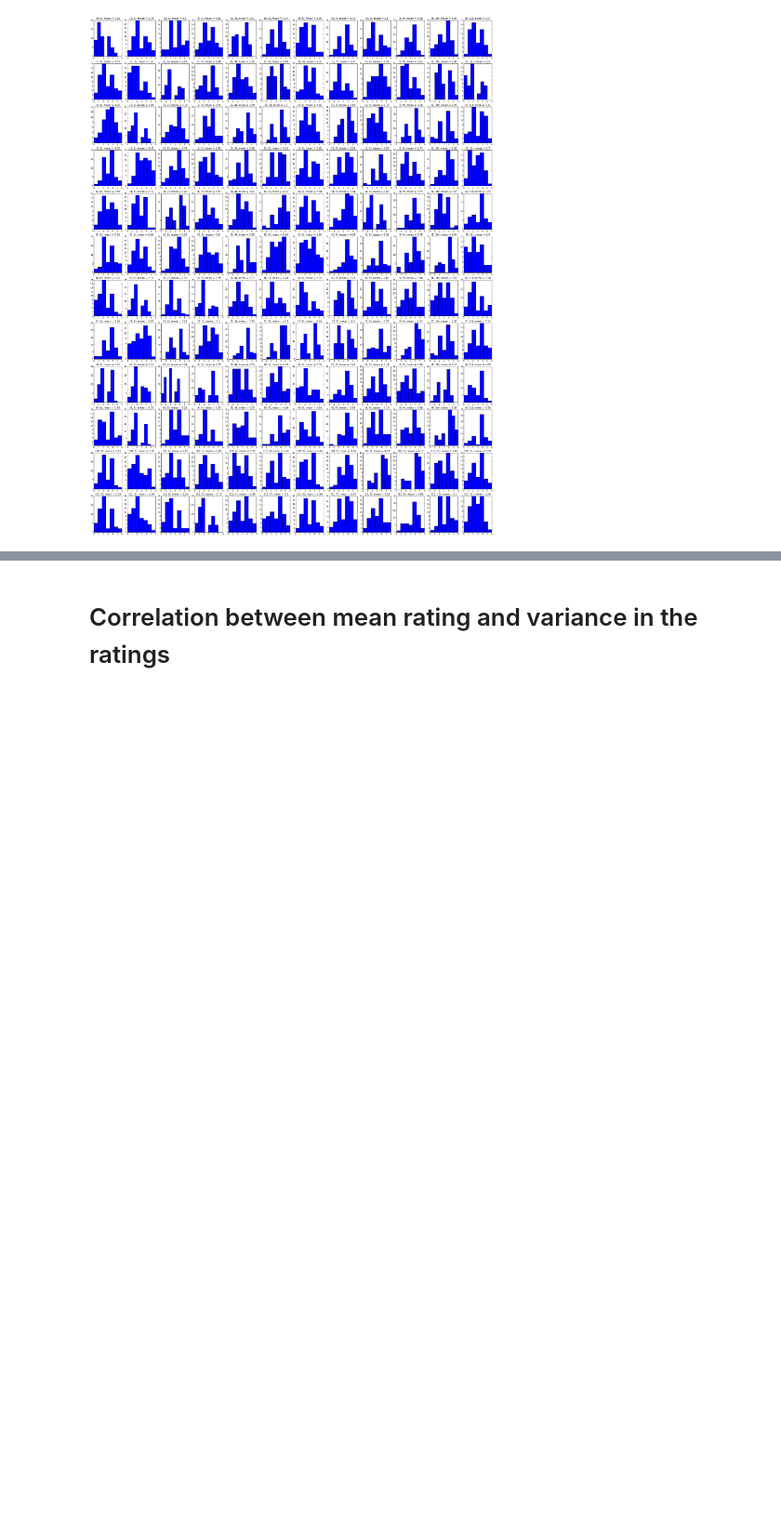
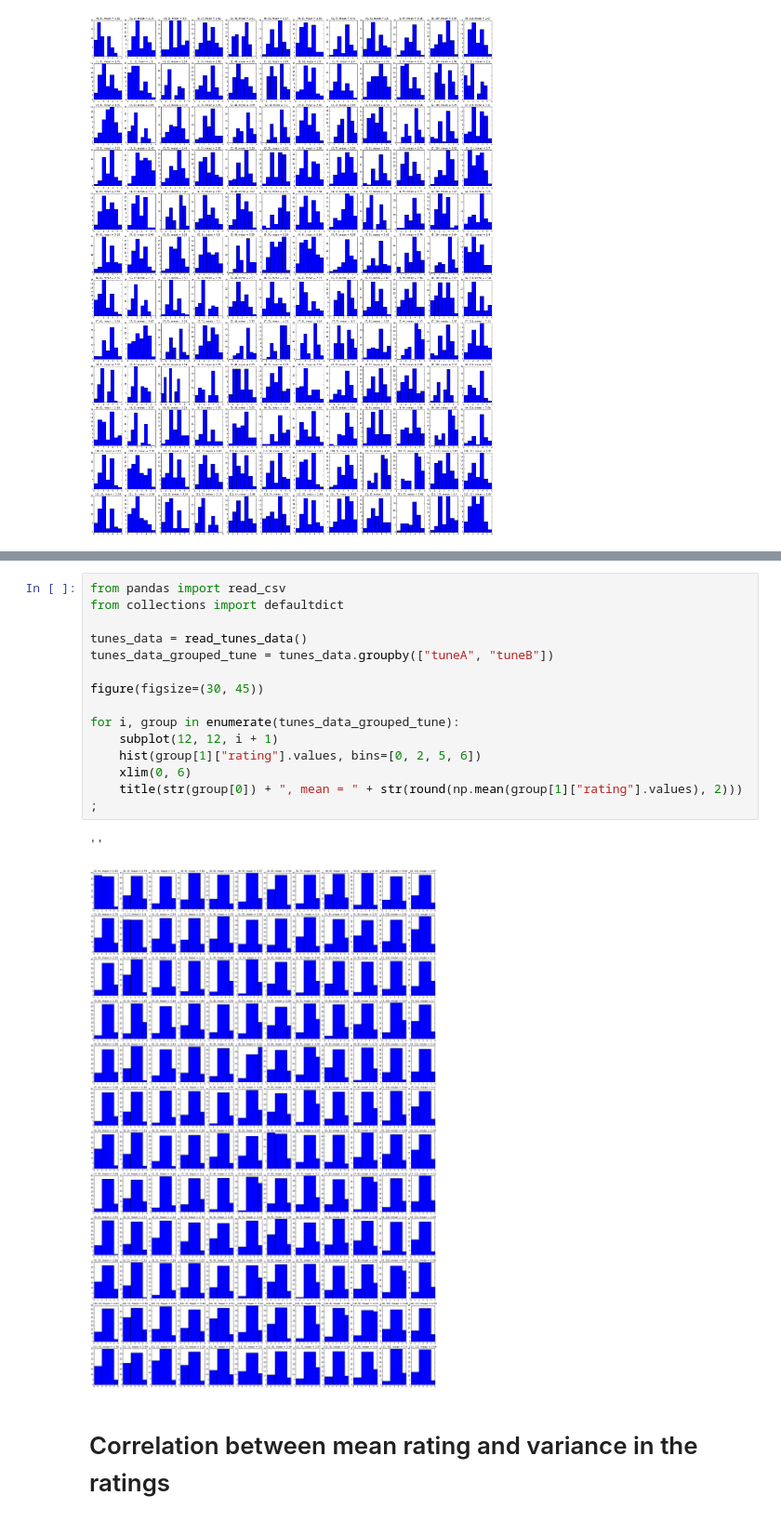
Before and after one commit to rhiever/AMT-tune-analysis, a Jupyter notebook: Tunes analysis.ipynb, the cells around one changed output, grey strips where cells are left out. Shown at 93% size. Saved outputs shown, nothing was run; the diff lists cells and outputs as text; blank space fills up the shorter version.

Commit message:
New binning for ratings

```diff
--- a/Tunes analysis.ipynb
+++ b/Tunes analysis.ipynb
@@ -221,3 +233,21 @@ for i, group in enumerate(tunes_data_grouped_tune):
+# %%
+from pandas import read_csv
+from collections import defaultdict
+
+tunes_data = read_tunes_data()
+tunes_data_grouped_tune = tunes_data.groupby(["tuneA", "tuneB"])
+
+figure(figsize=(30, 45))
+
+for i, group in enumerate(tunes_data_grouped_tune):
+    subplot(12, 12, i + 1)
+    hist(group[1]["rating"].values, bins=[0, 2, 5, 6])
+    xlim(0, 6)
+    title(str(group[0]) + ", mean = " + str(round(np.mean(group[1]["rating"].values), 2)))
+;
+# %% [output]
+''
+[figure, added]
 # %% [markdown]
 # Correlation between mean rating and variance in the ratings
 # %% [markdown]
```
Also changed, not shown: parts of 4 cells of this notebook.
